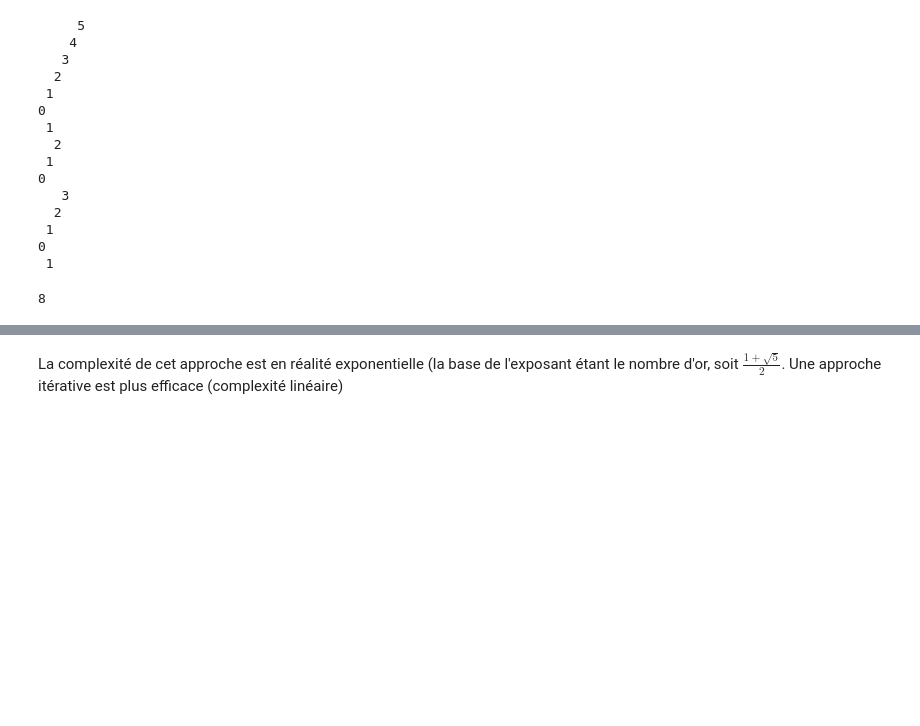
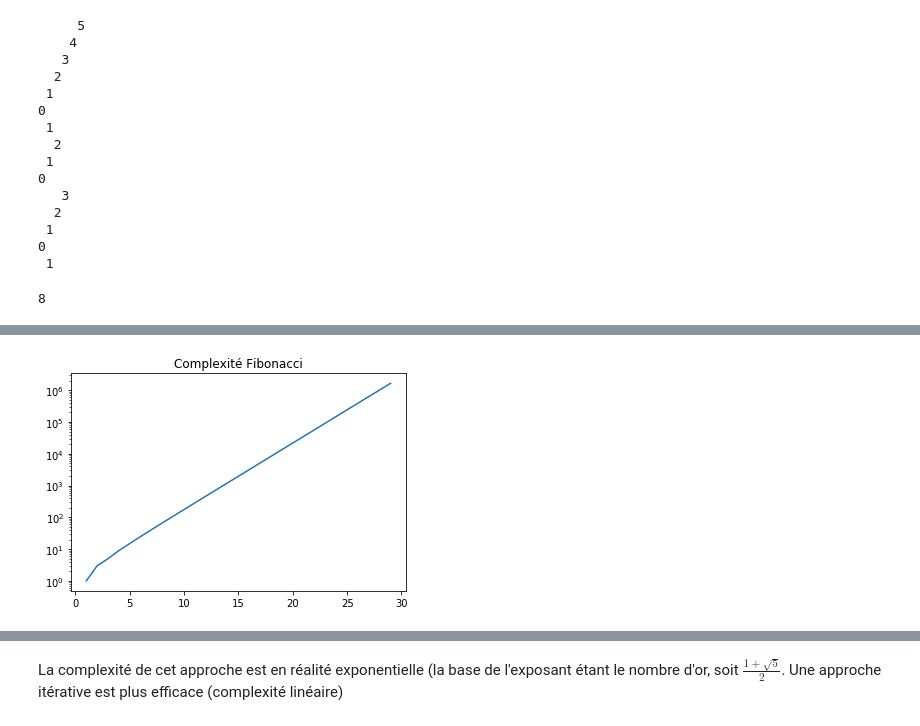
Before and after one commit to ocuisenaire/ASD1-notebooks, a Jupyter notebook: 2_Recursivite/2 - Fibonacci.ipynb, the cells around one changed output, grey strips where cells are left out. Saved outputs shown, nothing was run; the diff lists cells and outputs as text; code cells hidden in the pictures; blank space fills up the shorter version.

```diff
--- a/2_Recursivite/2 - Fibonacci.ipynb
+++ b/2_Recursivite/2 - Fibonacci.ipynb
@@ -58,0 +90,6 @@ FibVerbose(5)
+# %%
+plt.semilogy(X,C,label="Appels(x)")
+plt.title('Complexité Fibonacci')
+plt.show()
+# %% [output]
+[figure, added]
```
Also changed, not shown: parts of 9 cells of this notebook.
